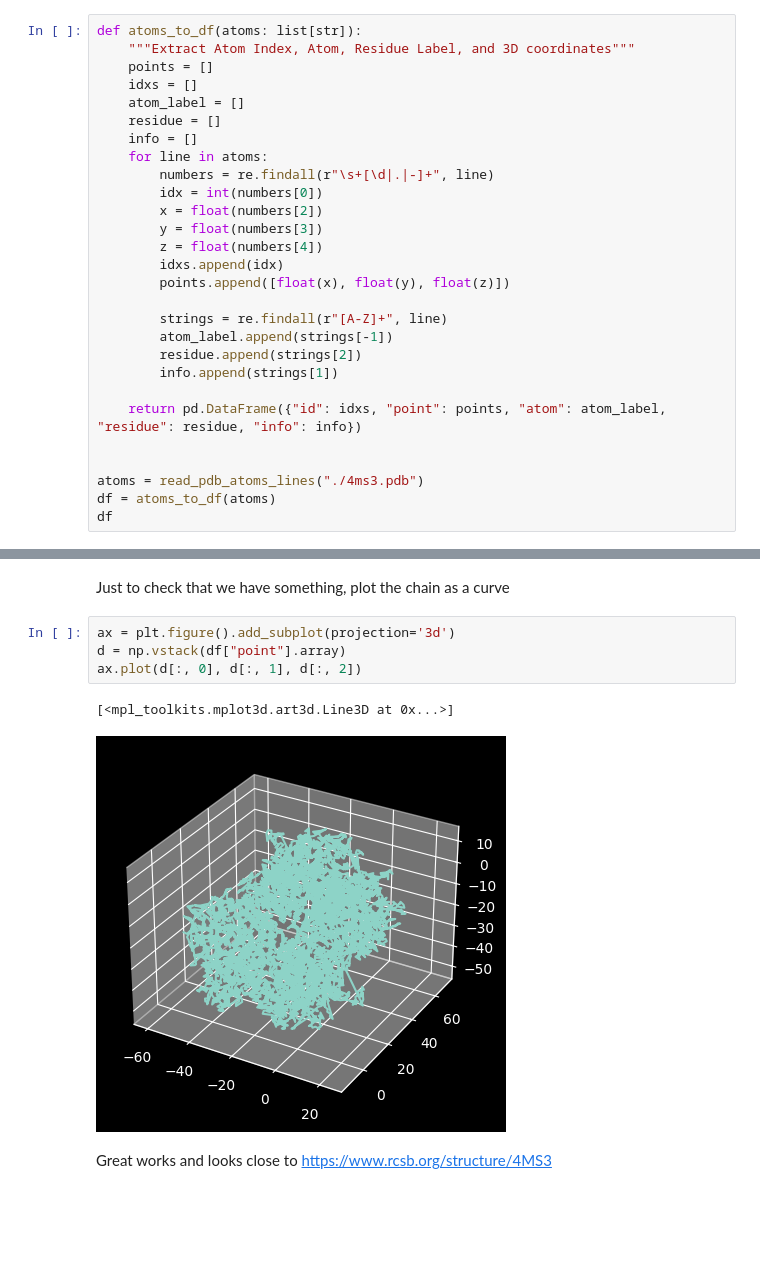
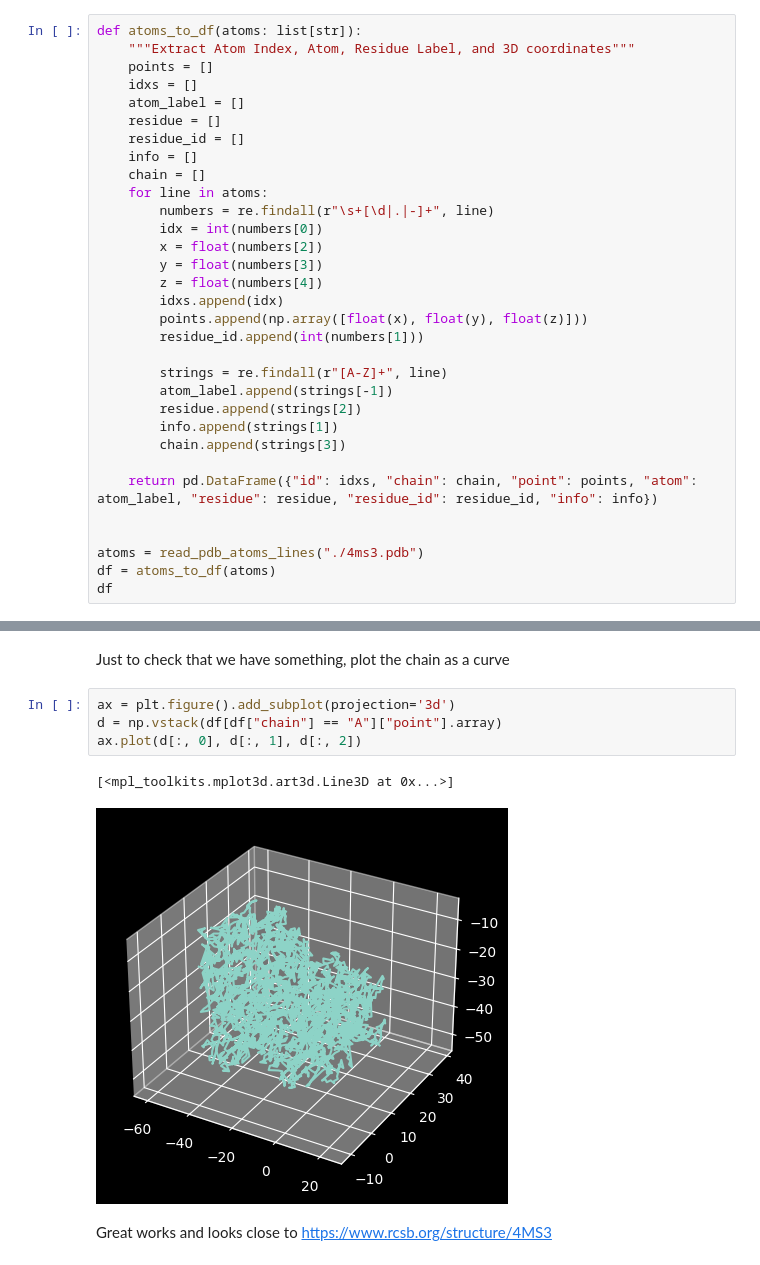
Before and after one commit to xnought/paper-implement, a Jupyter notebook: ramachandran/torsion_pdb.ipynb, the cells around one changed output, grey strips where cells are left out. Saved outputs shown, nothing was run; the diff lists cells and outputs as text; blank space fills up the shorter version.

```diff
--- a/ramachandran/torsion_pdb.ipynb
+++ b/ramachandran/torsion_pdb.ipynb
@@ -44,7 +44,9 @@ def atoms_to_df(atoms: list[str]):
     idxs = []
     atom_label = []
     residue = []
+    residue_id = []
     info = []
+    chain = []
     for line in atoms:
         numbers = re.findall(r"\s+[\d|.|-]+", line)
         idx = int(numbers[0])
@@ -52,14 +54,16 @@ def atoms_to_df(atoms: list[str]):
         y = float(numbers[3])
         z = float(numbers[4])
         idxs.append(idx)
-        points.append([float(x), float(y), float(z)])
+        points.append(np.array([float(x), float(y), float(z)]))
+        residue_id.append(int(numbers[1]))
 
         strings = re.findall(r"[A-Z]+", line)
         atom_label.append(strings[-1])
         residue.append(strings[2])
         info.append(strings[1])
+        chain.append(strings[3])
 
-    return pd.DataFrame({"id": idxs, "point": points, "atom": atom_label, "residue": residue, "info": info})
+    return pd.DataFrame({"id": idxs, "chain": chain, "point": points, "atom": atom_label, "residue": residue, "residue_id": residue_id, "info": info})
 
 
 atoms = read_pdb_atoms_lines("./4ms3.pdb")
@@ -83,10 +87,10 @@ df
 Just to check that we have something, plot the chain as a curve
 # %%
 ax = plt.figure().add_subplot(projection='3d')
-d = np.vstack(df["point"].array)
+d = np.vstack(df[df["chain"] == "A"]["point"].array)
 ax.plot(d[:, 0], d[:, 1], d[:, 2])
 # %% [output]
 [<mpl_toolkits.mplot3d.art3d.Line3D at 0x...>]
-[figure, old version]
+[figure, new version]
 # %% [markdown]
 Great works and looks close to https://www.rcsb.org/structure/4MS3
```
Also changed, not shown: parts of 3 cells of this notebook.
